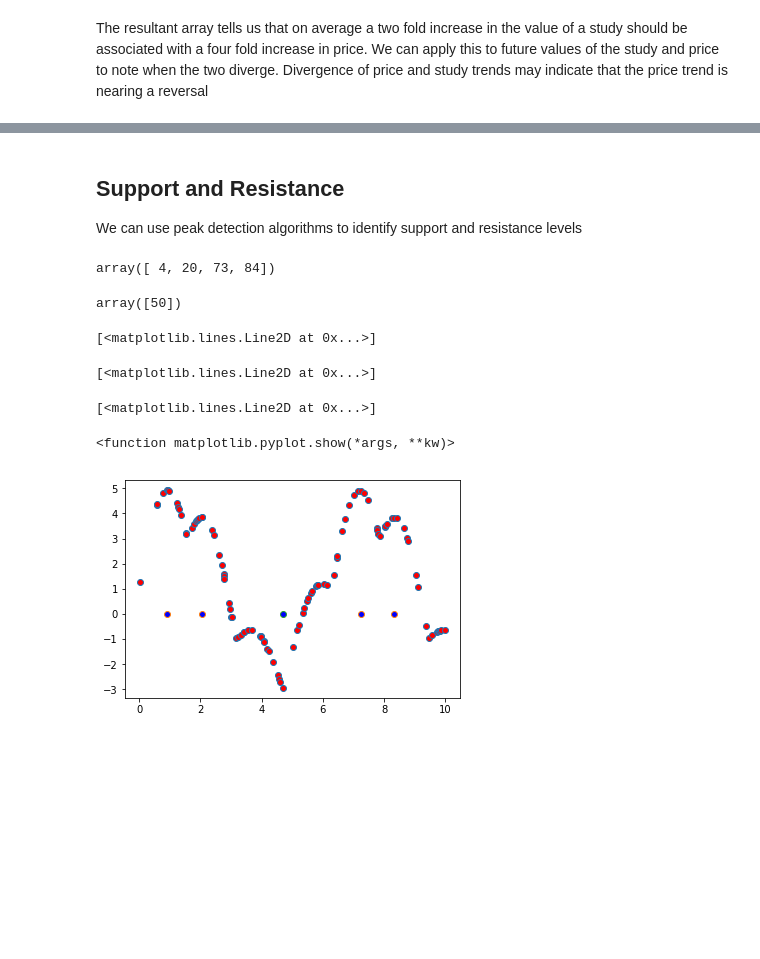
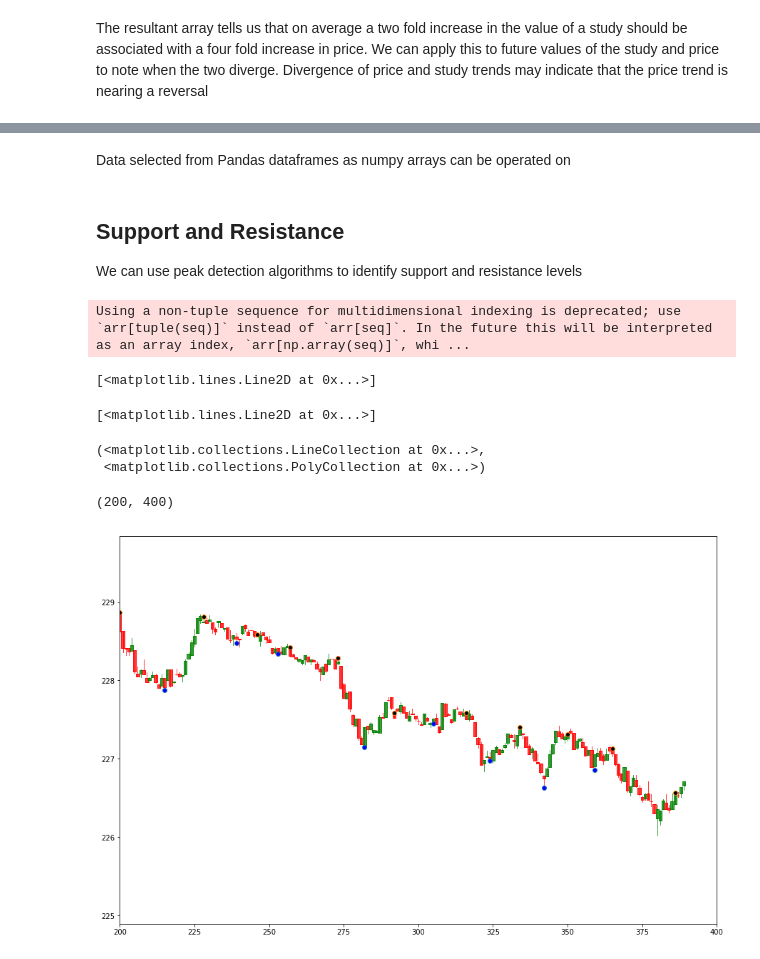
Before and after one commit to TidalPaladin/trader, a Jupyter notebook: trader-theory.ipynb, the cells around one changed output, grey strips where cells are left out. Saved outputs shown, nothing was run; the diff lists cells and outputs as text; code cells hidden in the pictures; blank space fills up the shorter version.

```diff
--- a/trader-theory.ipynb
+++ b/trader-theory.ipynb
@@ -137,0 +165,8 @@ The resultant array tells us that on average a two fold increase in the value of
+# %%
+import pandas as pd
+import plotly.plotly as py
+import plotly.graph_objs as go
+from datetime import datetime
+
+df = pd.read_json('/home/tidal/Dropbox/Software/trader/data/aapl-1d1m.json')
+df
@@ -138,27 +228,38 @@ The resultant array tells us that on average a two fold increase in the value of
+# %% [markdown]
+Data selected from Pandas dataframes as numpy arrays can be operated on
+# %%
+close = df.close.values
 # %% [markdown]
 ## Support and Resistance
 
 We can use peak detection algorithms to identify support and resistance levels
-# %%
-import scipy.signal as sig
-
-x = np.random.uniform(0, 10, 100)
-x = np.sort(x)
-y = 3*np.sin(x) + 2*np.abs(np.sin(2 * x)) + np.cos(x)
-peaks = sig.find_peaks(y, height=2)[0]
-peaks2 = sig.find_peaks(y*-1, height=2)[0]
-peaks
-peaks2
-
-plt.plot(x, y, linestyle='none', marker='o', markerfacecolor='r')
-plt.plot(x[peaks], [0] * len(peaks), linestyle='none', marker='o', markerfacecolor='b')
-plt.plot(x[peaks2], [0] * len(peaks2), linestyle='none', marker='o', markerfacecolor='b')
-plt.show
-# %% [output]
-array([ 4, 20, 73, 84])
-array([50])
-[<matplotlib.lines.Line2D at 0x...>]
-[<matplotlib.lines.Line2D at 0x...>]
-[<matplotlib.lines.Line2D at 0x...>]
-<function matplotlib.pyplot.show(*args, **kw)>
-[figure, removed]
+# %%
+import numpy as np
+import scipy.signal as sig
+import mpl_finance as fin
+
+plt.rcParams["figure.figsize"] = (15,10)
+
+x = np.arange(0, len(close))
+r = np.arange(1, 10)
+h = 228
+
+
+highs = sig.find_peaks_cwt(df.high.values, r)
+lows = sig.find_peaks_cwt(df.low.values*-1, r)
+
+ax = plt.subplot()
+plt.plot(x[lows], df.low.values[lows], linestyle='none', marker='o', markerfacecolor='b')
+plt.plot(x[highs], df.high.values[highs], linestyle='none', marker='o', markerfacecolor='k')
+fin.candlestick2_ohlc(ax, df.open.values, df.high.values, df.low.values, df.close.values, width=1,
+                      colorup='g', colordown='r', alpha=0.75)
+plt.xlim([200, 400])
+plt.show()
+# %% [output]
+Using a non-tuple sequence for multidimensional indexing is deprecated; use `arr[tuple(seq)]` instead of `arr[seq]`. In the future this will be interpreted as an array index, `arr[np.array(seq)]`, whi ...
+[<matplotlib.lines.Line2D at 0x...>]
+[<matplotlib.lines.Line2D at 0x...>]
+(<matplotlib.collections.LineCollection at 0x...>,
+ <matplotlib.collections.PolyCollection at 0x...>)
+(200, 400)
+[figure, added]
```
Also changed, not shown: parts of 8 cells of this notebook, 4 other files.
